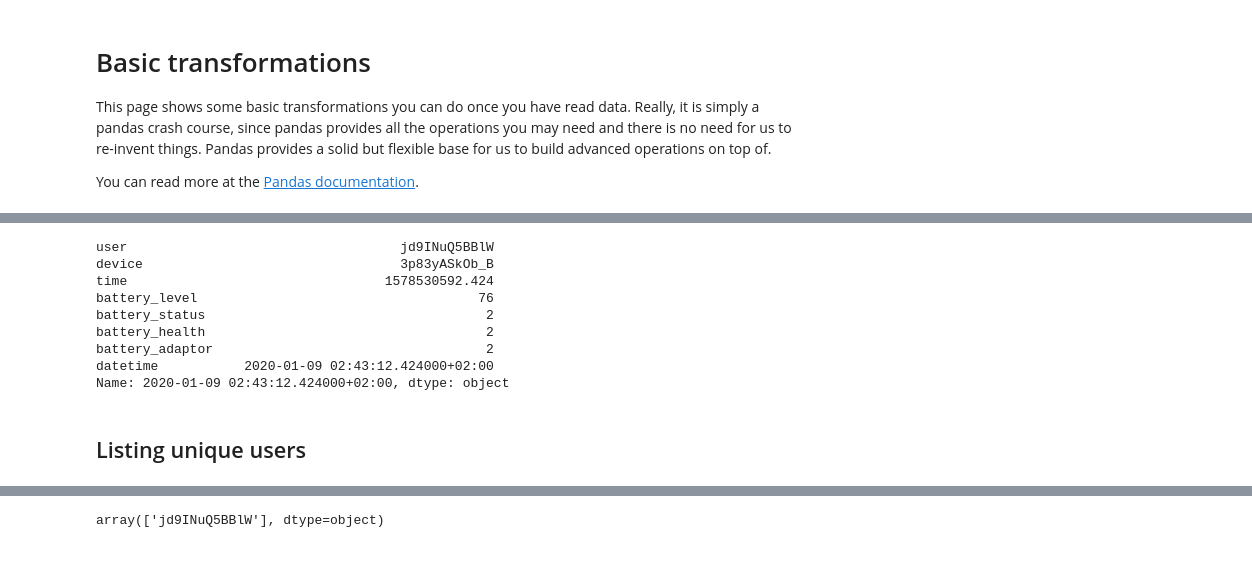
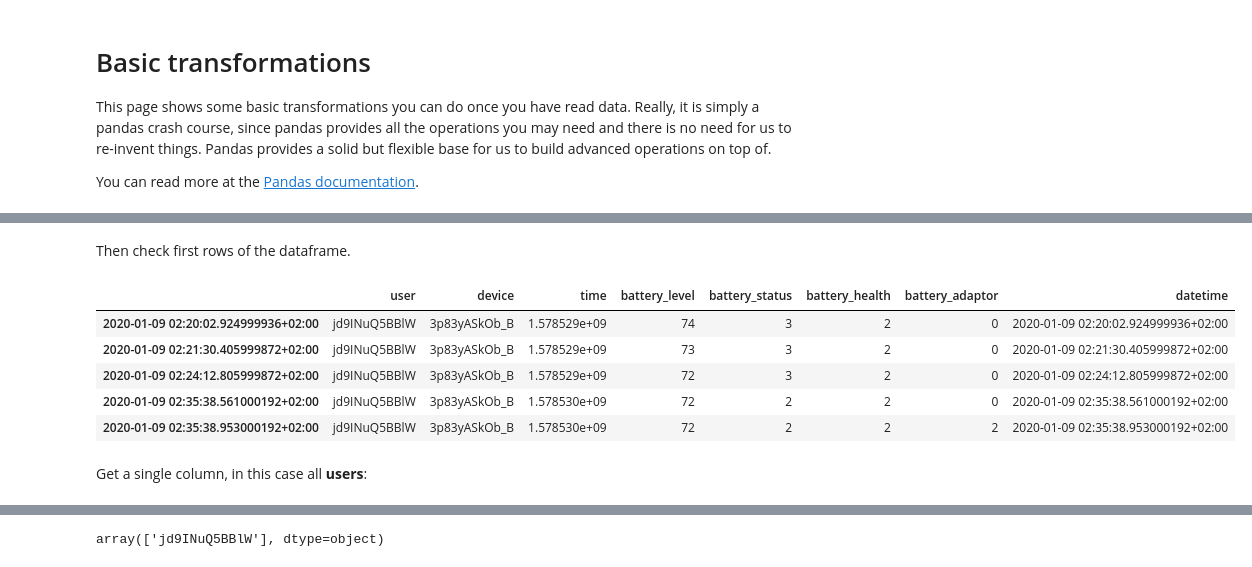
Before and after one commit to digitraceslab/niimpy, a Jupyter notebook: docs/basic-transformations.ipynb, the cells around one changed output, grey strips where cells are left out. Saved outputs shown, nothing was run; the diff lists cells and outputs as text; code cells hidden in the pictures.

```diff
--- a/docs/basic-transformations.ipynb
+++ b/docs/basic-transformations.ipynb
@@ -30,15 +15,13 @@ Name: user, Length: 373, dtype: object
-# %%
-# Get a single row, in this case the 10th (note the first row is zero):
-df.iloc[10]
-# %% [output]
-user                                   jd9INuQ5BBlW
-device                                 3p83yASkOb_B
-time                                 1578530592.424
-battery_level                                    76
-battery_status                                    2
-battery_health                                    2
-battery_adaptor                                   2
-datetime           2020-01-09 02:43:12.424000+02:00
-Name: 2020-01-09 02:43:12.424000+02:00, dtype: object
-# %% [markdown]
-## Listing unique users
+# %% [markdown]
+Then check first rows of the dataframe.
+# %%
+df.head()
+# %% [output]
+|  | user | device | time | battery_level | battery_status | battery_health | battery_adaptor | datetime |
+| 2020-01-09 02:20:02.924999936+02:00 | jd9INuQ5BBlW | 3p83yASkOb_B | 1.578529e+09 | 74 | 3 | 2 | 0 | 2020-01-09 02:20:02.924999936+02:00 |
+| 2020-01-09 02:21:30.405999872+02:00 | jd9INuQ5BBlW | 3p83yASkOb_B | 1.578529e+09 | 73 | 3 | 2 | 0 | 2020-01-09 02:21:30.405999872+02:00 |
+| 2020-01-09 02:24:12.805999872+02:00 | jd9INuQ5BBlW | 3p83yASkOb_B | 1.578529e+09 | 72 | 3 | 2 | 0 | 2020-01-09 02:24:12.805999872+02:00 |
+| 2020-01-09 02:35:38.561000192+02:00 | jd9INuQ5BBlW | 3p83yASkOb_B | 1.578530e+09 | 72 | 2 | 2 | 0 | 2020-01-09 02:35:38.561000192+02:00 |
+| 2020-01-09 02:35:38.953000192+02:00 | jd9INuQ5BBlW | 3p83yASkOb_B | 1.578530e+09 | 72 | 2 | 2 | 2 | 2020-01-09 02:35:38.953000192+02:00 |
+# %% [markdown]
+Get a single column, in this case all **users**:
```
Also changed, not shown: parts of 36 cells of this notebook, 5 other files.
